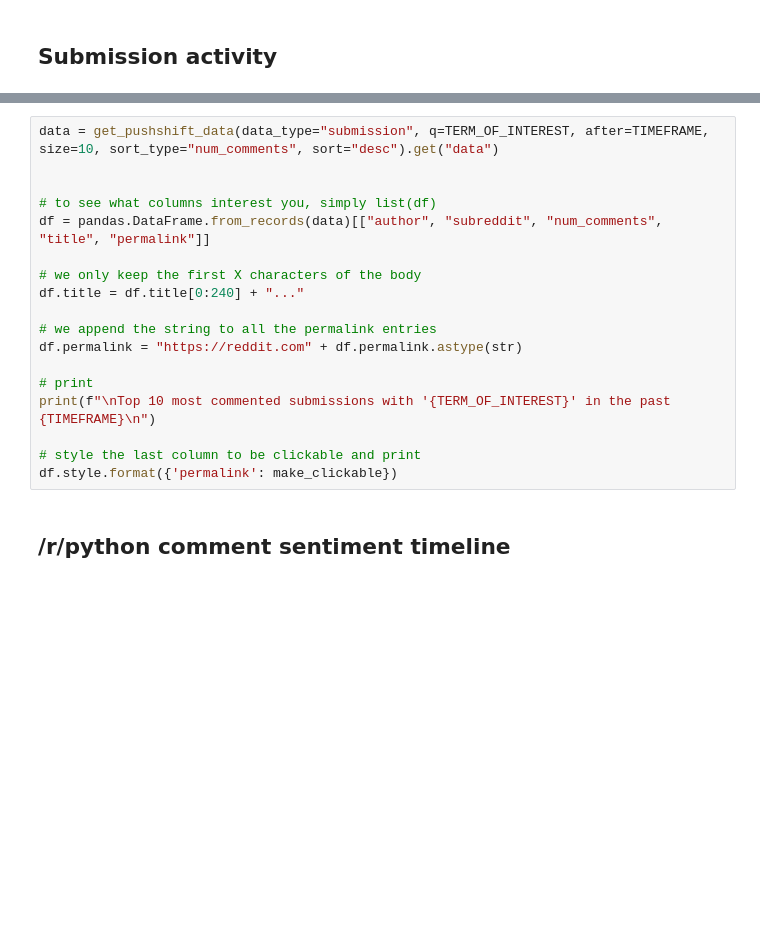
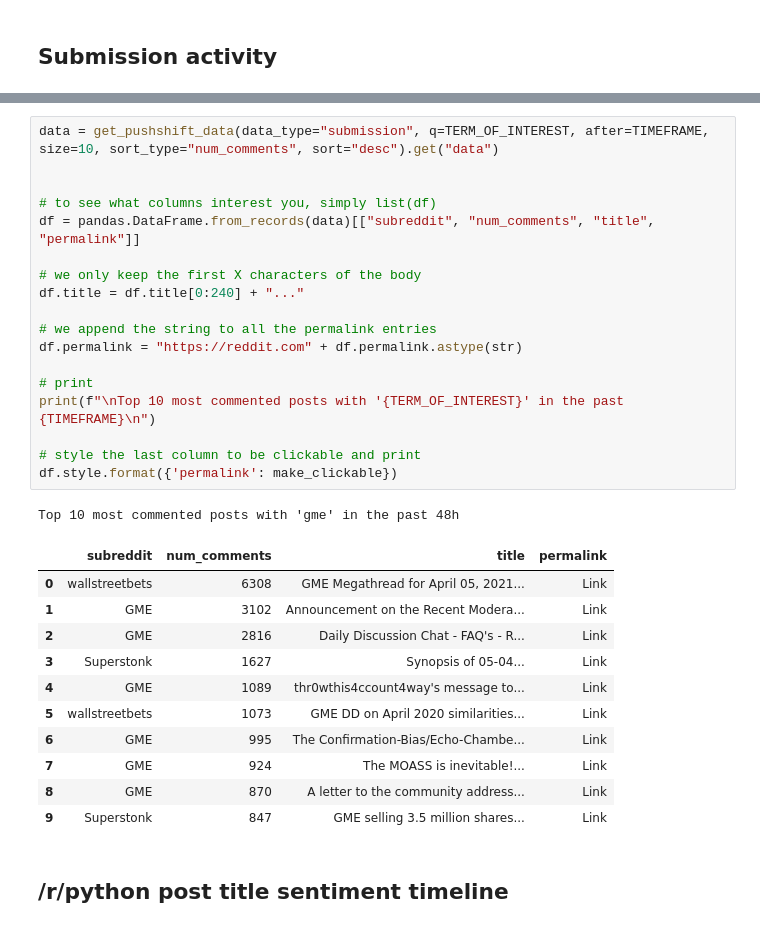
Before and after one commit to rielleriri/FAHedgeHog, a Jupyter notebook: notebooks/Dashboard.ipynb, the cells around one changed output, grey strips where cells are left out. Drawn from its saved outputs; the diff is of its cells as text; blank space fills up the shorter version.

```diff
--- a/notebooks/Dashboard.ipynb
+++ b/notebooks/Dashboard.ipynb
@@ -218,21 +189,34 @@ df.style.format({'permalink': make_clickable})
 # %%
 data = get_pushshift_data(data_type="submission", q=TERM_OF_INTEREST, after=TIMEFRAME, size=10, sort_type="num_comments", sort="desc").get("data")
 
 
 # to see what columns interest you, simply list(df)
-df = pandas.DataFrame.from_records(data)[["author", "subreddit", "num_comments", "title", "permalink"]]
+df = pandas.DataFrame.from_records(data)[["subreddit", "num_comments", "title", "permalink"]]
 
 # we only keep the first X characters of the body
 df.title = df.title[0:240] + "..."
 
 # we append the string to all the permalink entries
 df.permalink = "https://reddit.com" + df.permalink.astype(str)
 
 # print
-print(f"\nTop 10 most commented submissions with '{TERM_OF_INTEREST}' in the past {TIMEFRAME}\n")
+print(f"\nTop 10 most commented posts with '{TERM_OF_INTEREST}' in the past {TIMEFRAME}\n")
 
 # style the last column to be clickable and print
 df.style.format({'permalink': make_clickable})
+# %% [output]
+Top 10 most commented posts with 'gme' in the past 48h
+|  | subreddit | num_comments | title | permalink |
+| 0 | wallstreetbets | 6308 | GME Megathread for April 05, 2021... | Link |
+| 1 | GME | 3102 | Announcement on the Recent Modera... | Link |
+| 2 | GME | 2816 | Daily Discussion Chat - FAQ's - R... | Link |
+| 3 | Superstonk | 1627 | Synopsis of 05-04... | Link |
+| 4 | GME | 1089 | thr0wthis4ccount4way's message to... | Link |
+| 5 | wallstreetbets | 1073 | GME DD on April 2020 similarities... | Link |
+| 6 | GME | 995 | The Confirmation-Bias/Echo-Chambe... | Link |
+| 7 | GME | 924 | The MOASS is inevitable!... | Link |
+| 8 | GME | 870 | A letter to the community address... | Link |
+| 9 | Superstonk | 847 | GME selling 3.5 million shares... | Link |
 # %% [markdown]
-## /r/python comment sentiment timeline <a class="anchor" id="5"></a>
+## /r/python post title sentiment timeline <a class="anchor" id="5"></a>
 # %%
```
Also changed, not shown: parts of 9 cells of this notebook.
